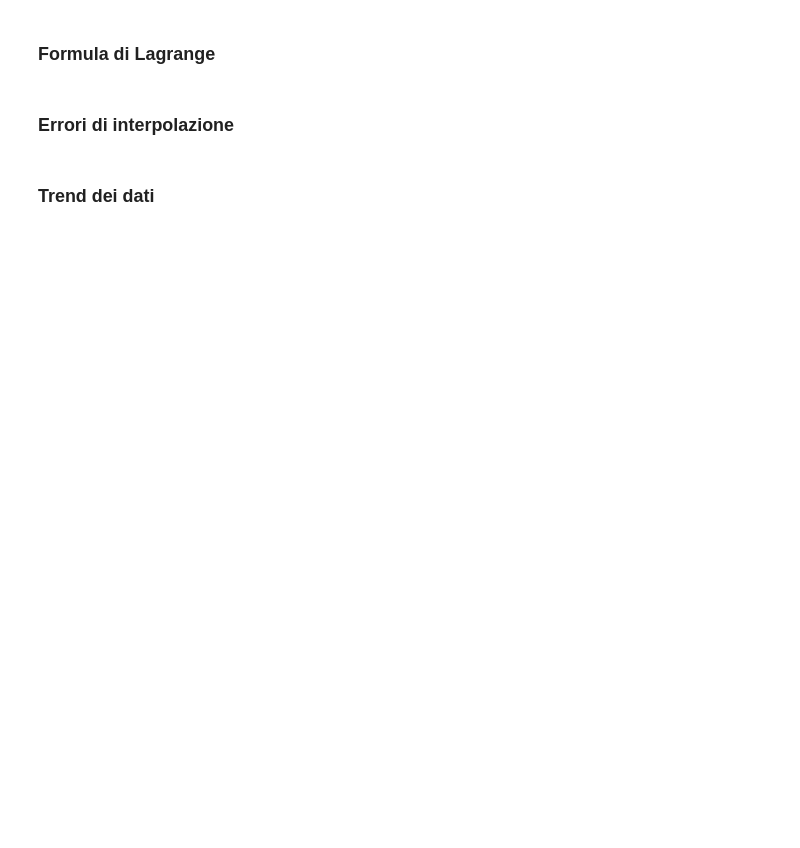
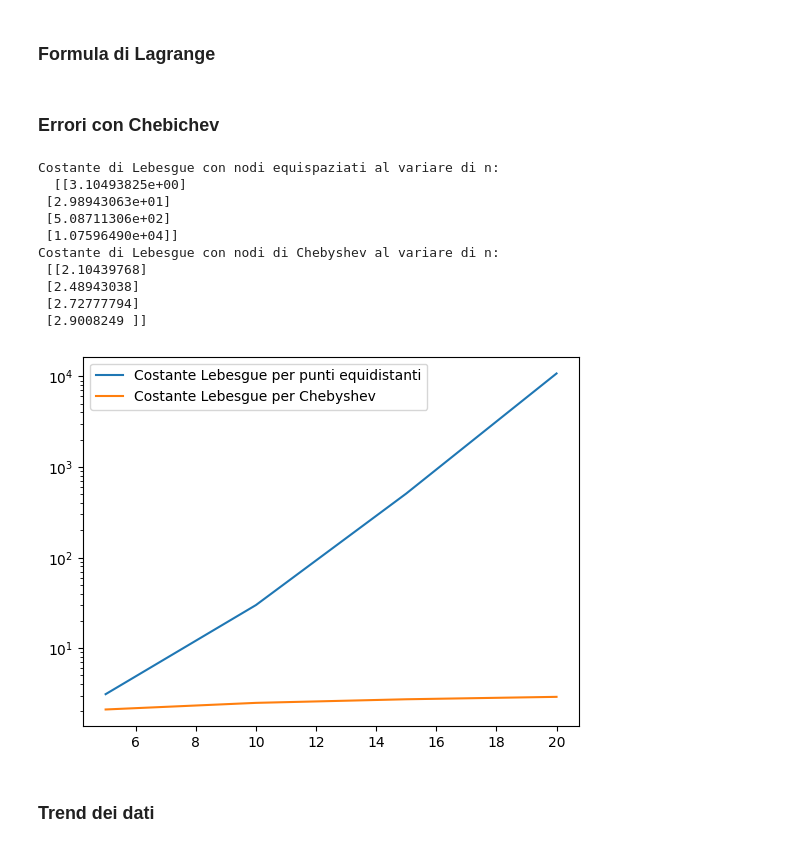
Before and after one commit to SonOfGillas/MetodiNumerici, a Jupyter notebook: Interpolazione.ipynb, the cells around one changed output. Saved outputs shown, nothing was run; the diff lists cells and outputs as text; code cells hidden in the pictures; blank space fills up the shorter version.

```diff
--- a/Interpolazione.ipynb
+++ b/Interpolazione.ipynb
@@ -78,7 +78,7 @@ def InterpL(x, f, xx):
 
     return np.dot(L, f)
 # %% [markdown]
-### Errori di interpolazione
+### Errori con Chebichev
 # %%
 # L'errore risulta minimo se si scelgono gli x_i come zeri del polinomio di
 # Chebichev: all’aumentare del numero dei punti di interpolazione si ha la
@@ -93,6 +93,52 @@ def Cheb(a, b, n):
     for k in range(n + 1):
         x[k] = t1 + t2 * np.cos(((2 * k + 1) / (2 * (n + 1)) * np.pi))
     return x
+# %%
+xx = np.linspace(-1, 1, 200)
+LLe = np.zeros((4, 1))
+LLc = np.zeros((4, 1))
+
+
+i = 0
+for n in range(5, 25, 5):
+
+    # nodi equispaziati
+    xe = np.linspace(-1, 1, n+1)
+    # nodi di Chebyshev
+    xc = Cheb(-1, 1, n)
+
+    Le = np.zeros((200, 1))
+    Lc = np.zeros((200, 1))
+    for l in range(n+1):
+        pe = plagr(xe, l)
+        Le = Le+np.abs(np.polyval(pe, xx))
+        pc = plagr(xc, l)
+        Lc = Lc+np.abs(np.polyval(pc, xx))
+
+    LLe[i] = np.max(Le)
+    LLc[i] = np.max(Lc)
+    i = i+1
+
+
+print('Costante di Lebesgue con nodi equispaziati al variare di n: \n ', LLe)
+plt.semilogy(range(5, 25, 5), LLe, range(5, 25, 5), LLc)
+plt.legend(["Costante Lebesgue per punti equidistanti",
+           "Costante Lebesgue per Chebyshev"])
+
+
+print('Costante di Lebesgue con nodi di Chebyshev al variare di n: \n', LLc)
+# %% [output]
+Costante di Lebesgue con nodi equispaziati al variare di n:
+  [[3.10493825e+00]
+ [2.98943063e+01]
+ [5.08711306e+02]
+ [1.07596490e+04]]
+Costante di Lebesgue con nodi di Chebyshev al variare di n:
+ [[2.10439768]
+ [2.48943038]
+ [2.72777794]
+ [2.9008249 ]]
+[figure, added]
 # %% [markdown]
 ### Trend dei dati
 # %%
```
Also changed, not shown: parts of 12 cells of this notebook.
